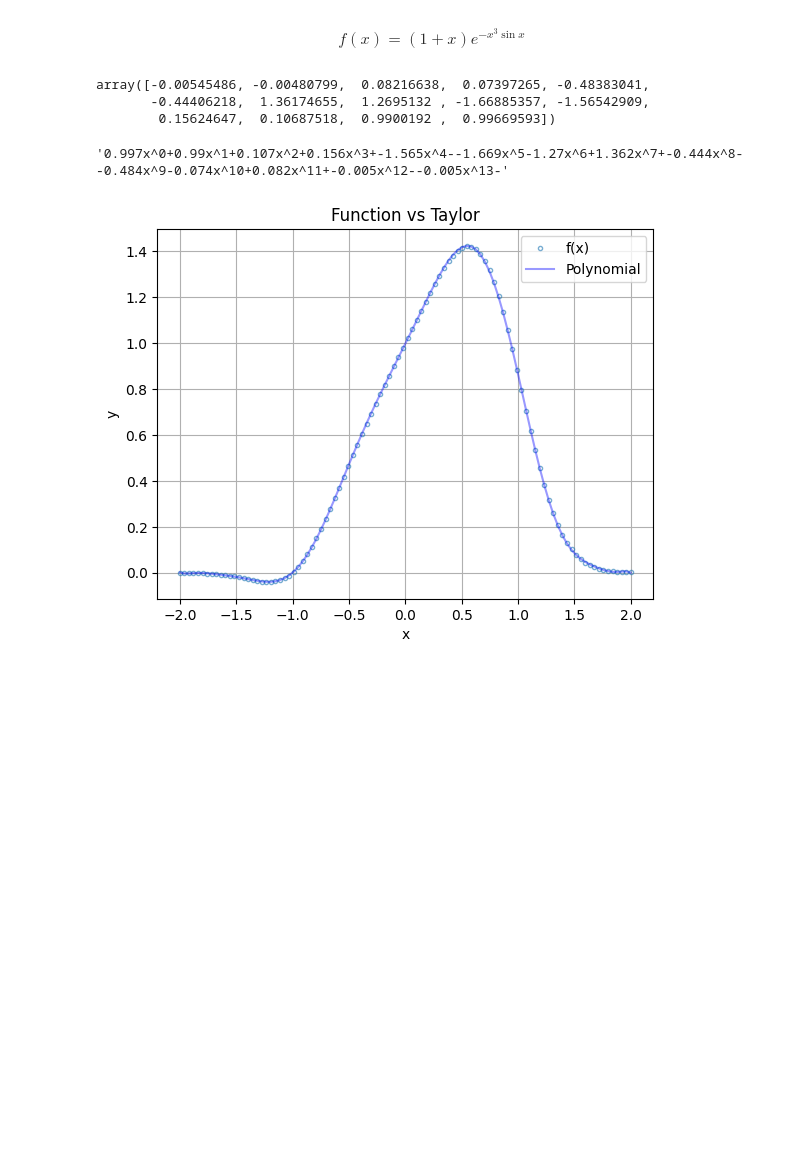
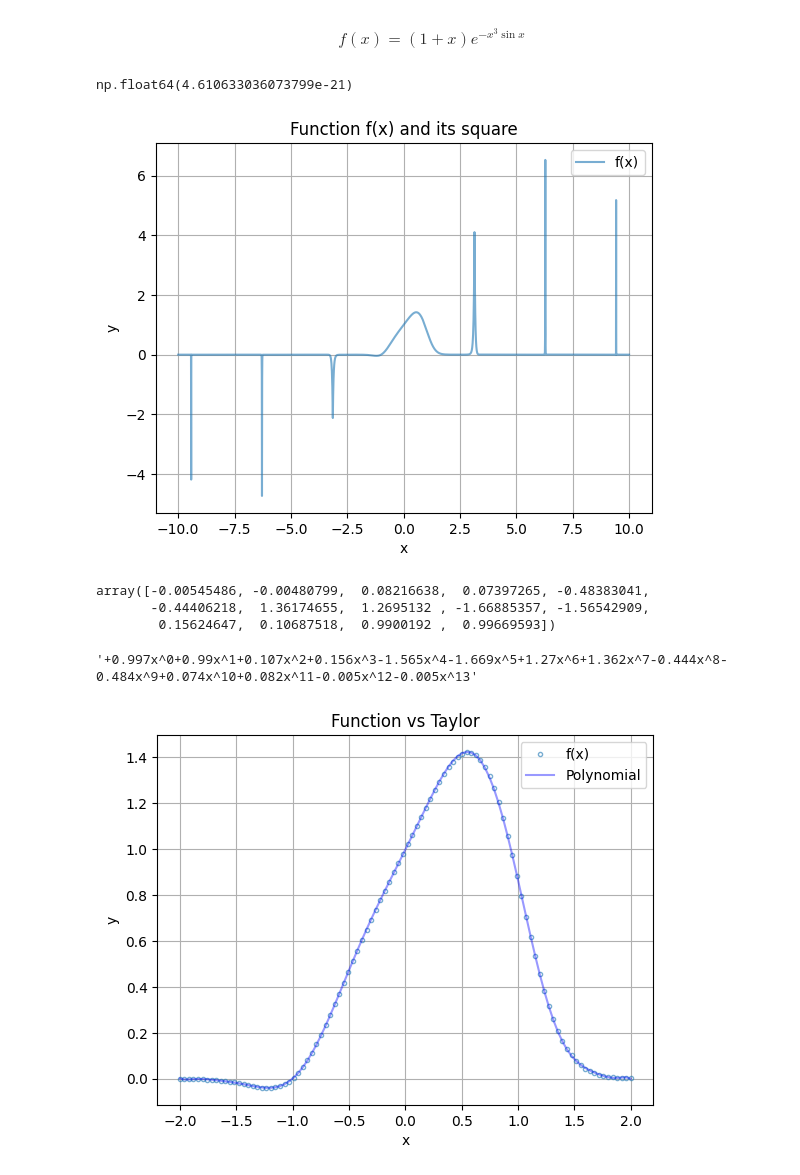
Before and after one commit to ydGit/qpac, a Jupyter notebook: code/jupyter/function_taylor_fourer.ipynb, the cells around one changed output. Drawn from its saved outputs; the diff is of its cells as text; code cells hidden in the pictures; blank space fills up the shorter version.

```diff
--- a/code/jupyter/function_taylor_fourer.ipynb
+++ b/code/jupyter/function_taylor_fourer.ipynb
@@ -113,4 +113,37 @@ $$f(x)=(1+x) e^{-x^3 \sin x}$$
 # %%
 # Numeric version used for integration/evaluation
 def f_numpy(x: np.ndarray | float) -> np.ndarray | float:
-    return (1+x) * np.exp(-x*x*x*np.sin(x))
+    return (1+x) * np.exp(-x*x*np.abs(x*np.sin(x)))
+
+
+def f2(x):
+    return np.power(f_numpy(x), 2)
+# %%
+f_numpy(4)
+# %% [output]
+np.float64(4.610633036073799e-21)
+# %%
+xmax = -10
+xmin = 10
+
+xxs = np.linspace(xmin, xmax, 10000)
+yys = f_numpy(xxs)
+zzs = f2(xxs)
+
+
+plt.figure()
+plt.plot(xxs, yys, label="f(x)", alpha=0.6)
+#plt.plot(xxs, zzs, label="f2(x)", alpha=0.6)
+plt.legend()
+plt.title("Function f(x) and its square")
+plt.xlabel("x")
+plt.ylabel("y")
+plt.grid(1)
+
+#plt.savefig("f_taylor_approx.svg", format="svg", bbox_inches="tight")
+
+plt.show()
+
+plt.close()
+# %% [output]
+[figure, added]
@@ -136,12 +171,12 @@ poly_rep = ""
 
 for i, a in enumerate(poly[::-1]):
     if a != 0:
+        poly_rep += "+" if a > 0 else ""
         poly_rep += f"{round(a, 3)}x^{i}"
-        poly_rep += "+" if a > 0 else "-"
 
 poly_rep
 # %% [output]
-'0.997x^0+0.99x^1+0.107x^2+0.156x^3+-1.565x^4--1.669x^5-1.27x^6+1.362x^7+-0.444x^8--0.484x^9-0.074x^10+0.082x^11+-0.005x^12--0.005x^13-'
+'+0.997x^0+0.99x^1+0.107x^2+0.156x^3-1.565x^4-1.669x^5+1.27x^6+1.362x^7-0.444x^8-0.484x^9+0.074x^10+0.082x^11-0.005x^12-0.005x^13'
 # %%
 plt.figure()
 plt.plot(xs, ys, linestyle='None', marker='o',markerfacecolor='none', markersize=3, label="f(x)", alpha=0.6)
```
Also changed, not shown: parts of 1 cell of this notebook, 21 other files.
